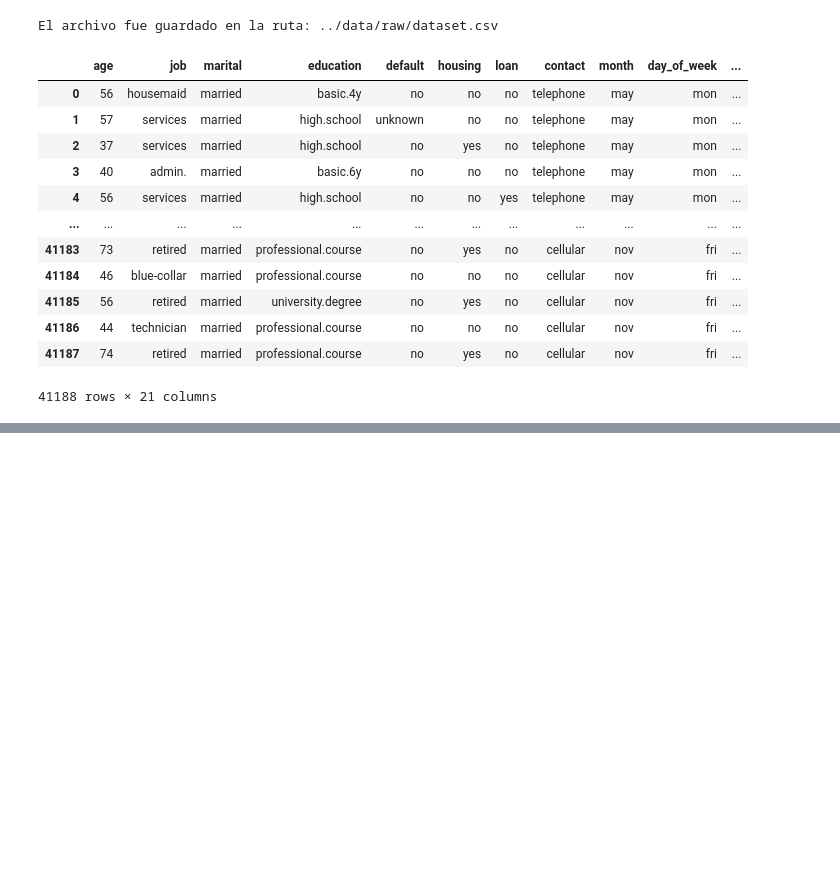
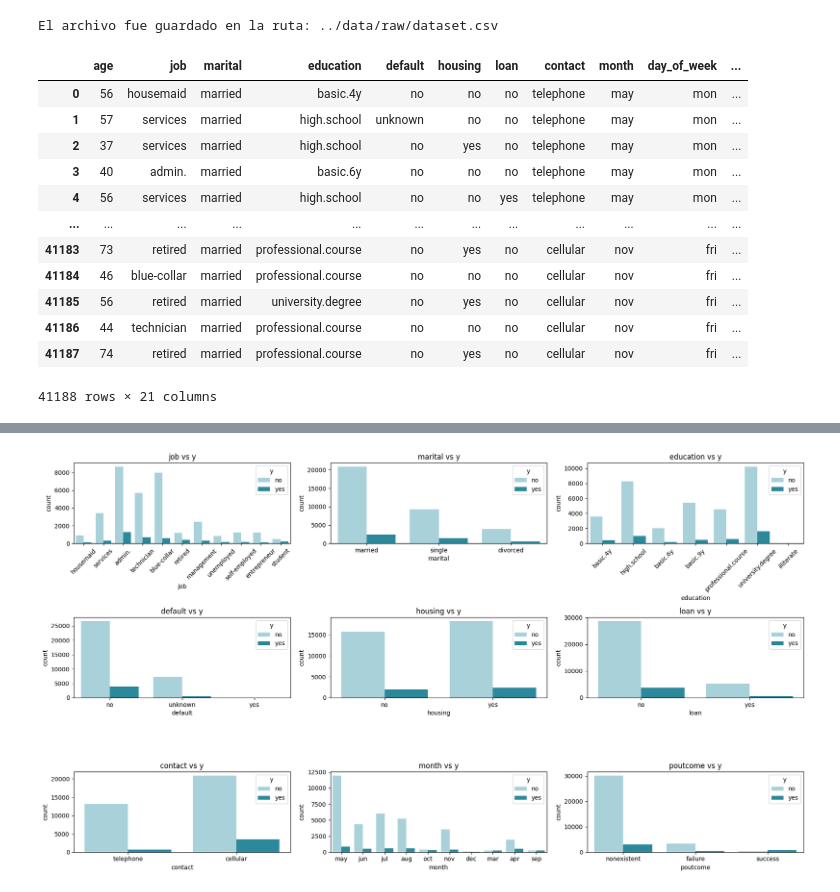
Before and after one commit to meneses-ls/4Geeks-15-Machine-Learning-Logistic-Regression, a Jupyter notebook: src/explore.ipynb, the cells around one changed output, grey strips where cells are left out. Saved outputs shown, nothing was run; the diff lists cells and outputs as text; code cells hidden in the pictures; blank space fills up the shorter version.

```diff
--- a/src/explore.ipynb
+++ b/src/explore.ipynb
@@ -150,0 +151,35 @@ plt.show()
+# %%
+# - Parámetros:
+
+fig, axis = plt.subplots(3, 3, figsize=(18, 10))
+palette = ["#a1d6e2", "#1995ad"]
+
+# - Distribución:
+
+sns.countplot(ax=axis[0, 0], data=df, x="job", hue="y", palette=palette)
+axis[0, 0].set_title("job vs y")
+axis[0, 0].tick_params(axis='x', rotation=45)
+sns.countplot(ax=axis[0, 1], data=df, x="marital", hue="y", palette=palette)
+axis[0, 1].set_title("marital vs y")
+sns.countplot(ax=axis[0, 2], data=df, x="education", hue="y", palette=palette)
+axis[0, 2].set_title("education vs y")
+axis[0, 2].tick_params(axis='x', rotation=45)
+sns.countplot(ax=axis[1, 0], data=df, x="default", hue="y", palette=palette)
+axis[1, 0].set_title("default vs y")
+sns.countplot(ax=axis[1, 1], data=df, x="housing", hue="y", palette=palette)
+axis[1, 1].set_title("housing vs y")
+sns.countplot(ax=axis[1, 2], data=df, x="loan", hue="y", palette=palette)
+axis[1, 2].set_title("loan vs y")
+sns.countplot(ax=axis[2, 0], data=df, x="contact", hue="y", palette=palette)
+axis[2, 0].set_title("contact vs y")
+sns.countplot(ax=axis[2, 1], data=df, x="month", hue="y", palette=palette)
+axis[2, 1].set_title("month vs y")
+sns.countplot(ax=axis[2, 2], data=df, x="poutcome", hue="y", palette=palette)
+axis[2, 2].set_title("poutcome vs y")
+
+# - Visualización:
+
+plt.tight_layout()
+plt.show()
+# %% [output]
+[figure, added]
```
Also changed, not shown: parts of 8 cells of this notebook.
